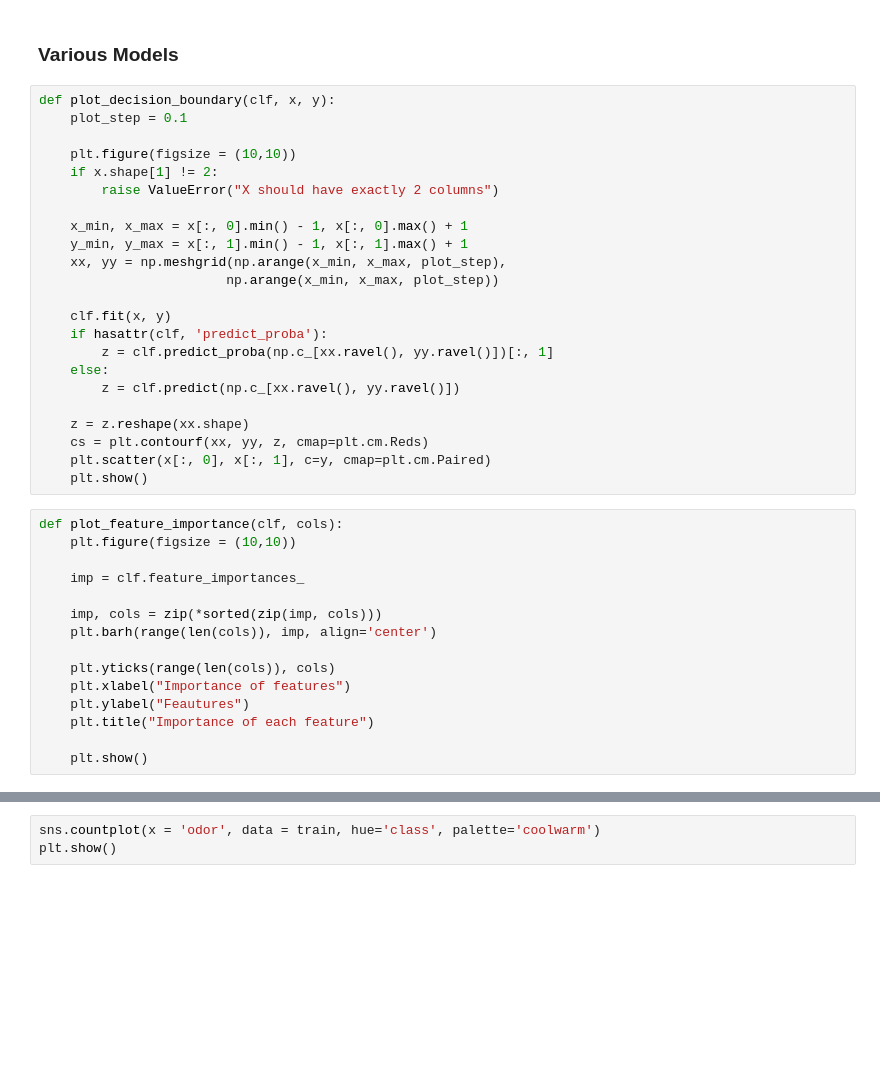
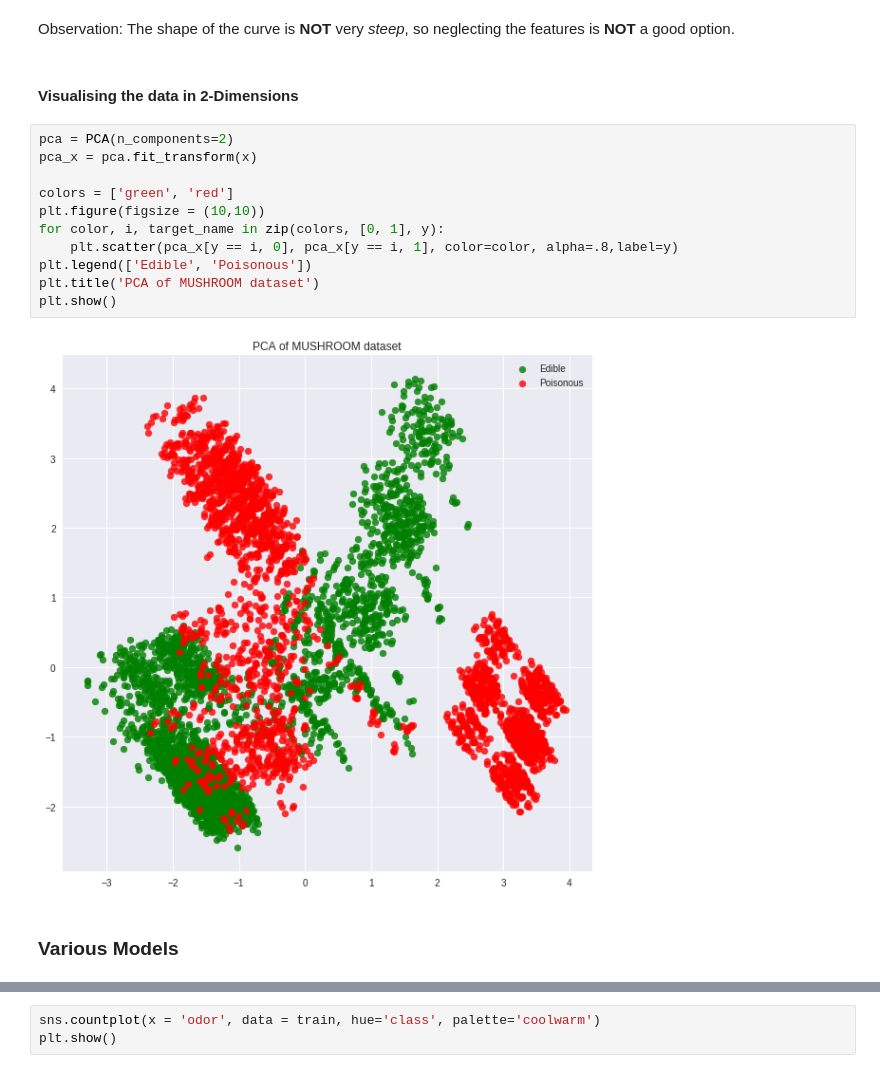
Before and after one commit to GChaudhary/DSG_Predictive_Modelling, a Jupyter notebook: notebook.ipynb, the cells around one changed output, grey strips where cells are left out. Cells and saved outputs as stored; diff of their text form; blank space fills up the shorter version.

```diff
--- a/notebook.ipynb
+++ b/notebook.ipynb
@@ -307,40 +307,19 @@ cols.remove('class')
+# %% [markdown]
+Observation: The shape of the curve is **NOT** very *steep*, so neglecting the features is **NOT** a good option.
+# %% [markdown]
+#### Visualising the data in 2-Dimensions
+# %%
+pca = PCA(n_components=2)
+pca_x = pca.fit_transform(x)
+
+colors = ['green', 'red']
+plt.figure(figsize = (10,10))
+for color, i, target_name in zip(colors, [0, 1], y):
+    plt.scatter(pca_x[y == i, 0], pca_x[y == i, 1], color=color, alpha=.8,label=y)
+plt.legend(['Edible', 'Poisonous'])
+plt.title('PCA of MUSHROOM dataset')
+plt.show()
+# %% [output]
+[figure, added]
 # %% [markdown]
 ### Various Models
-# %%
-def plot_decision_boundary(clf, x, y):
-    plot_step = 0.1
-
-    plt.figure(figsize = (10,10))
-    if x.shape[1] != 2:
-        raise ValueError("X should have exactly 2 columns")
-
-    x_min, x_max = x[:, 0].min() - 1, x[:, 0].max() + 1
-    y_min, y_max = x[:, 1].min() - 1, x[:, 1].max() + 1
-    xx, yy = np.meshgrid(np.arange(x_min, x_max, plot_step),
-                        np.arange(x_min, x_max, plot_step))
-
-    clf.fit(x, y)
-    if hasattr(clf, 'predict_proba'):
-        z = clf.predict_proba(np.c_[xx.ravel(), yy.ravel()])[:, 1]
-    else:
-        z = clf.predict(np.c_[xx.ravel(), yy.ravel()])
-
-    z = z.reshape(xx.shape)
-    cs = plt.contourf(xx, yy, z, cmap=plt.cm.Reds)
-    plt.scatter(x[:, 0], x[:, 1], c=y, cmap=plt.cm.Paired)
-    plt.show()
-# %%
-def plot_feature_importance(clf, cols):
-    plt.figure(figsize = (10,10))
-
-    imp = clf.feature_importances_
-
-    imp, cols = zip(*sorted(zip(imp, cols)))
-    plt.barh(range(len(cols)), imp, align='center')
-
-    plt.yticks(range(len(cols)), cols)
-    plt.xlabel("Importance of features")
-    plt.ylabel("Feautures")
-    plt.title("Importance of each feature")
-
-    plt.show()
```
Also changed, not shown: parts of 88 cells of this notebook.
